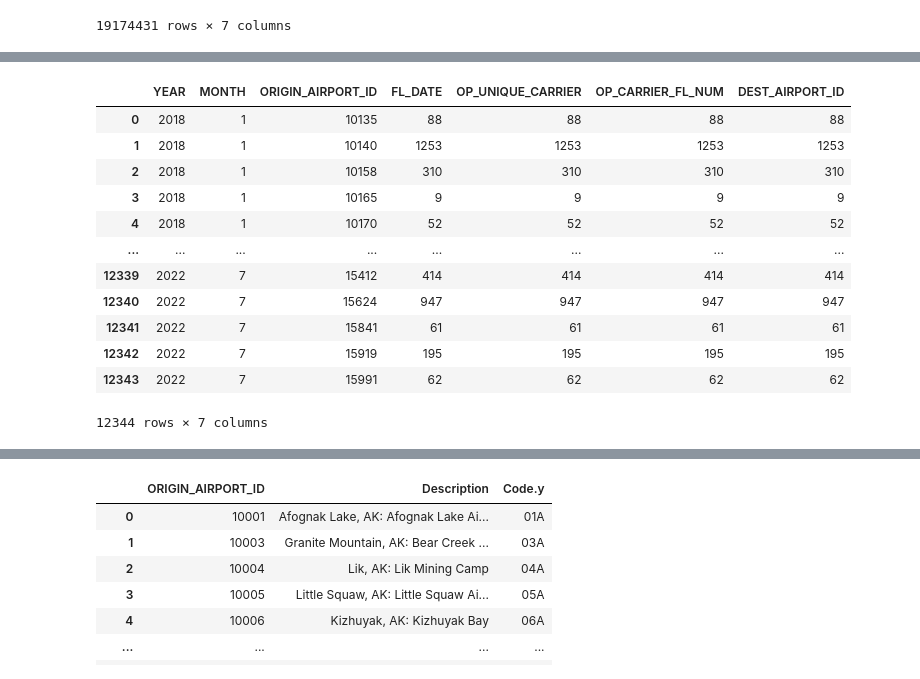
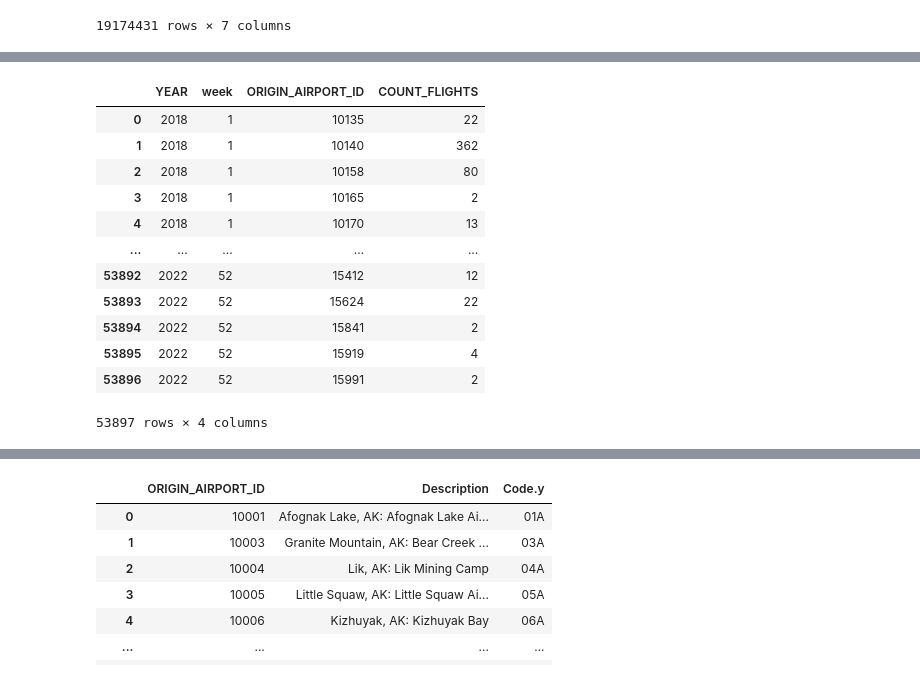
Before and after one commit to Haoj1/Big-Data-Econ-Analysis, a Jupyter notebook: AirportFilter.ipynb, the cells around one changed output, grey strips where cells are left out. Drawn from its saved outputs; the diff is of its cells as text; code cells hidden in the pictures.

```diff
--- a/AirportFilter.ipynb
+++ b/AirportFilter.ipynb
@@ -26,3 +26,6 @@ airline_df
 | 19174429 | 2022 | 7 | 7/13/22 00:00 | WN | 2772 | 11697 | 10821 |
 | 19174430 | 2022 | 7 | 7/13/22 00:00 | WN | 3008 | 11697 | 10821 |
 19174431 rows × 7 columns
+# %%
+airline_df['FL_DATE'] = pd.to_datetime(airline_df['FL_DATE'])
+airline_df
@@ -28,0 +46,2 @@ airline_df
+# %%
+airline_df['week'] = airline_df['FL_DATE'].dt.weekofyear
@@ -29,18 +64,19 @@ airline_df
 # %%
-grouped_airline_df = airline_df.groupby(['YEAR', 'MONTH', 'ORIGIN_AIRPORT_ID']).count()
+grouped_airline_df = airline_df.groupby(['YEAR', 'week', 'ORIGIN_AIRPORT_ID'])
+grouped_airline_df = grouped_airline_df.size().reset_index(name='COUNT_FLIGHTS')
 # %%
-grouped_airline_df.reset_index()
+grouped_airline_df
 # %% [output]
-|  | YEAR | MONTH | ORIGIN_AIRPORT_ID | FL_DATE | OP_UNIQUE_CARRIER | OP_CARRIER_FL_NUM | DEST_AIRPORT_ID |
-| 0 | 2018 | 1 | 10135 | 88 | 88 | 88 | 88 |
-| 1 | 2018 | 1 | 10140 | 1253 | 1253 | 1253 | 1253 |
-| 2 | 2018 | 1 | 10158 | 310 | 310 | 310 | 310 |
-| 3 | 2018 | 1 | 10165 | 9 | 9 | 9 | 9 |
-| 4 | 2018 | 1 | 10170 | 52 | 52 | 52 | 52 |
-| ... | ... | ... | ... | ... | ... | ... | ... |
-| 12339 | 2022 | 7 | 15412 | 414 | 414 | 414 | 414 |
-| 12340 | 2022 | 7 | 15624 | 947 | 947 | 947 | 947 |
-| 12341 | 2022 | 7 | 15841 | 61 | 61 | 61 | 61 |
-| 12342 | 2022 | 7 | 15919 | 195 | 195 | 195 | 195 |
-| 12343 | 2022 | 7 | 15991 | 62 | 62 | 62 | 62 |
+|  | YEAR | week | ORIGIN_AIRPORT_ID | COUNT_FLIGHTS |
+| 0 | 2018 | 1 | 10135 | 22 |
+| 1 | 2018 | 1 | 10140 | 362 |
+| 2 | 2018 | 1 | 10158 | 80 |
+| 3 | 2018 | 1 | 10165 | 2 |
+| 4 | 2018 | 1 | 10170 | 13 |
+| ... | ... | ... | ... | ... |
+| 53892 | 2022 | 52 | 15412 | 12 |
+| 53893 | 2022 | 52 | 15624 | 22 |
+| 53894 | 2022 | 52 | 15841 | 2 |
+| 53895 | 2022 | 52 | 15919 | 4 |
+| 53896 | 2022 | 52 | 15991 | 2 |
-12344 rows × 7 columns
+53897 rows × 4 columns
```
Also changed, not shown: parts of 18 cells of this notebook, 8 other files.
